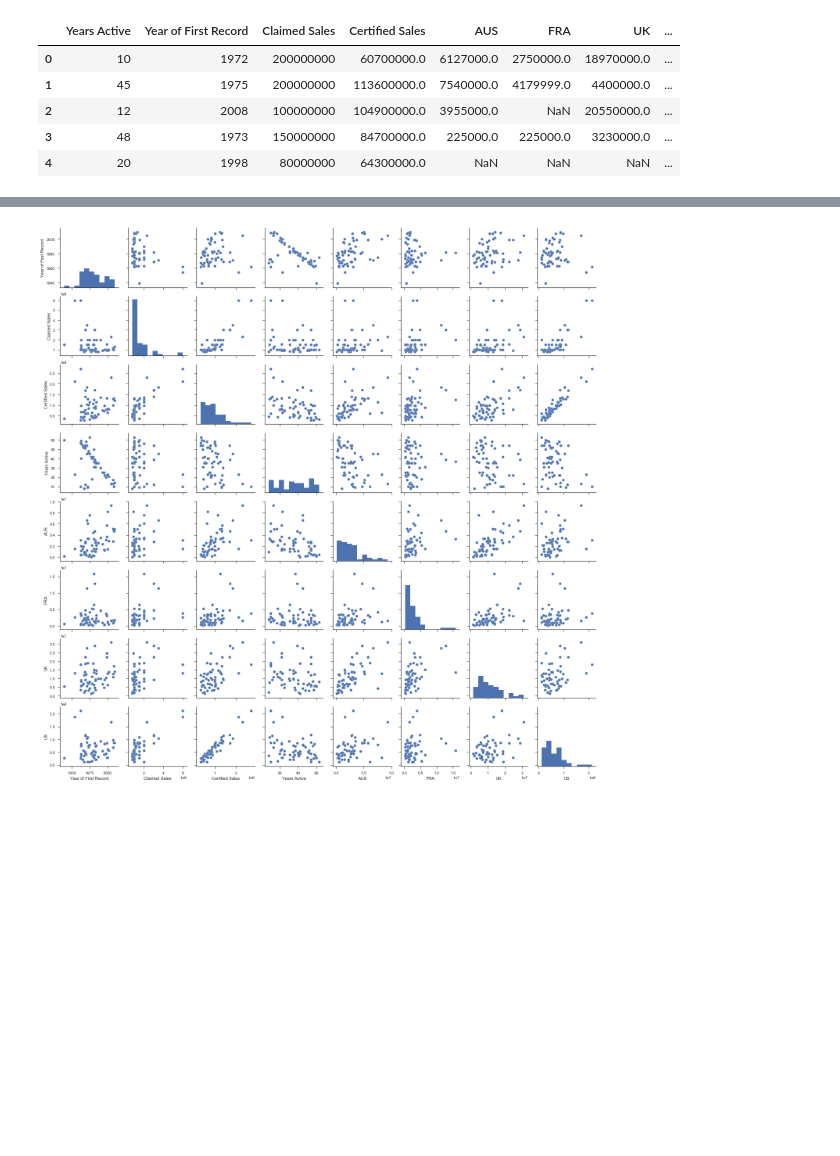
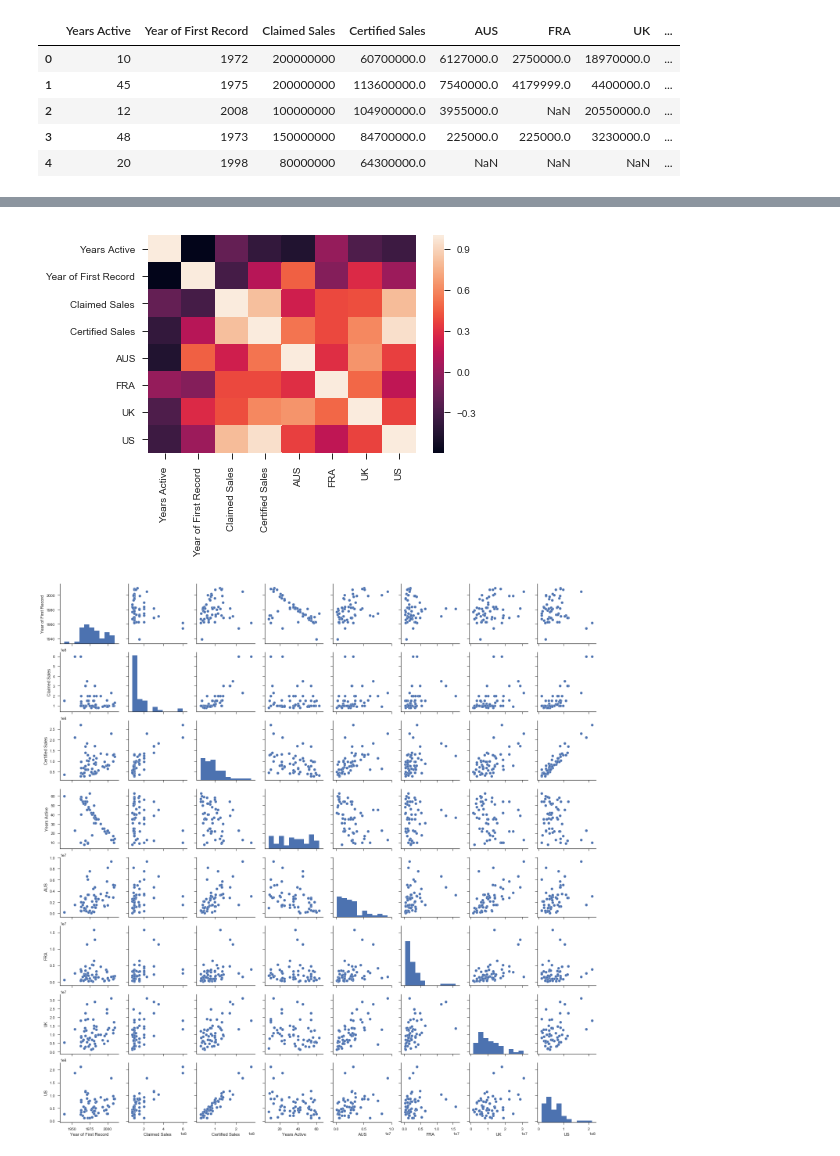
Before and after one commit to kpuryear/Puryear_Metis, a Jupyter notebook: Project2/Regression testing.ipynb, the cells around one changed output, grey strips where cells are left out. Cells and saved outputs as stored; diff of their text form; code cells hidden in the pictures; blank space fills up the shorter version.

```diff
--- a/Project2/Regression testing.ipynb
+++ b/Project2/Regression testing.ipynb
@@ -77 +63,6 @@ See the caveats in the documentation: http://pandas.pydata.org/pandas-docs/stabl
+# %%
+#heatmap to visualize correlations
+sns.heatmap(df7.corr());
+# %% [output]
+[figure, added]
 # %%
```
Also changed, not shown: parts of 18 cells of this notebook.
